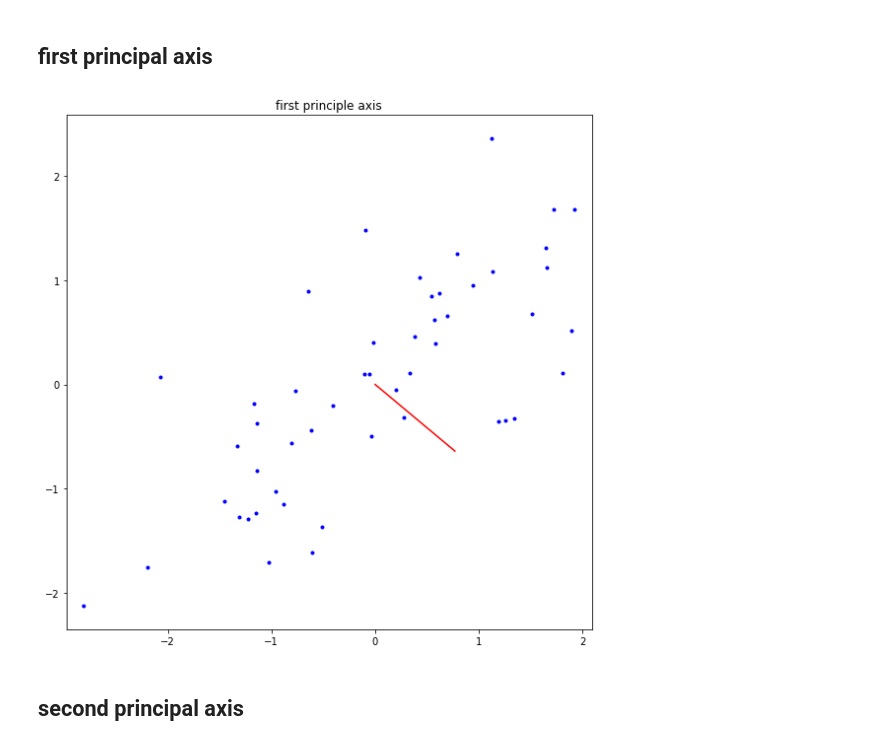
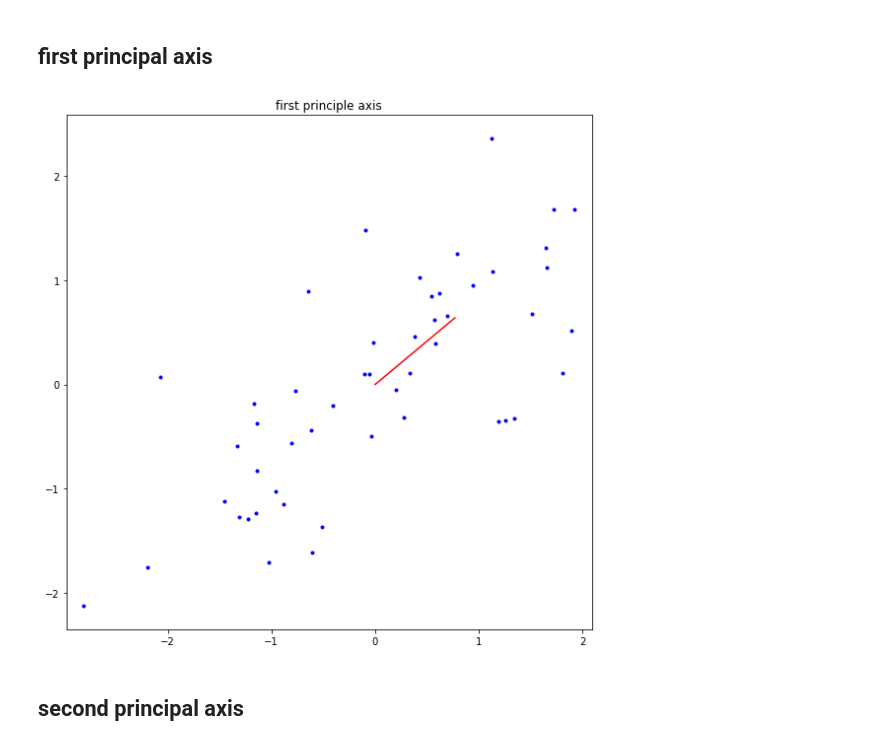
Before and after one commit to bobokyung/assignment-machine-learning, a Jupyter notebook: assignment12/assignment_12.ipynb, the cells around one changed output. Saved outputs shown, nothing was run; the diff lists cells and outputs as text; code cells hidden in the pictures.

```diff
--- a/assignment12/assignment_12.ipynb
+++ b/assignment12/assignment_12.ipynb
@@ -110,17 +110,17 @@ plt.show()
 # %%
 plt.figure(figsize=(8,8))
 plt.title('first principle axis')
 # ===================================================
 plt.scatter(Zfeature[:,0],Zfeature[:,1], c="b", marker=".")
 
-plt.plot([ 0,U[0][0]],[0, U[0][1]], color = 'red')
+plt.plot([ 0,U[0][0]],[0, U[1][0]], color = 'red')
 
 plt.axis('equal')
 # ===================================================
 plt.tight_layout()
 plt.show()
 # %% [output]
-[figure, old version]
+[figure, new version]
 # %% [markdown]
 ## second principal axis
 # %%
```
Also changed, not shown: parts of 8 cells of this notebook.
